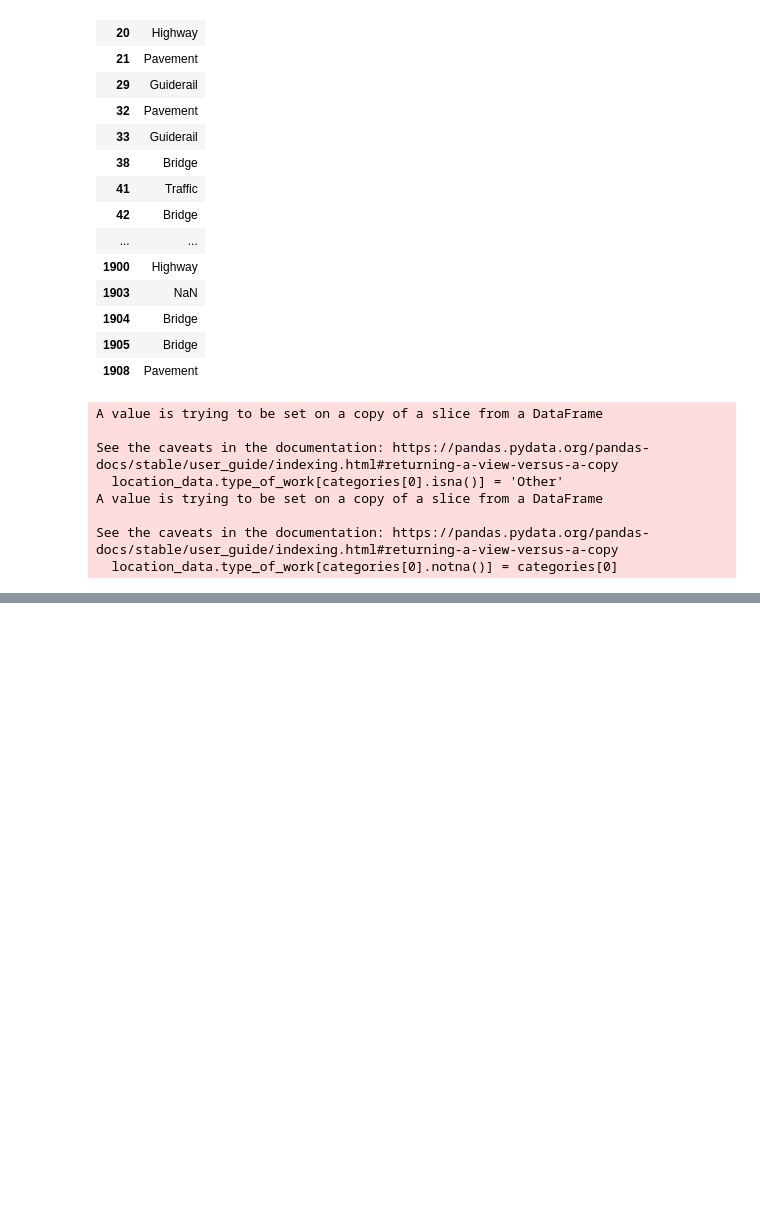
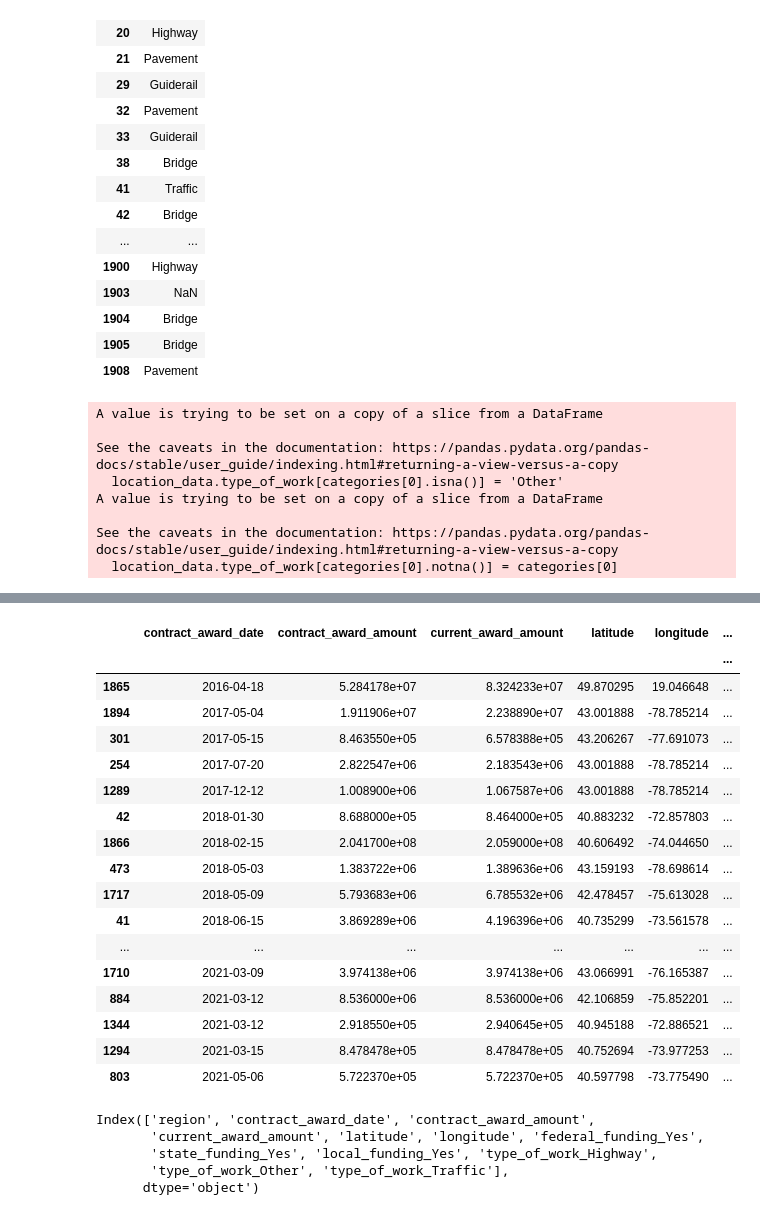
Before and after one commit to AVelaryon/GIS-Exploration, a Jupyter notebook: GISPRoj.ipynb, the cells around one changed output, grey strips where cells are left out. Drawn from its saved outputs; the diff is of its cells as text; code cells hidden in the pictures; blank space fills up the shorter version.

```diff
--- a/GISPRoj.ipynb
+++ b/GISPRoj.ipynb
@@ -484,0 +520,35 @@ Index(['major_pin', 'contract_number', 'region', 'project_title',
+# %%
+dropped_contract_numbers['type_of_work'] = dropped_contract_numbers['type_of_work'].str.replace('Vegetation', 'Other')
+dropped_contract_numbers['type_of_work'] = dropped_contract_numbers['type_of_work'].str.replace('Culvert','Drainage')
+dropped_contract_numbers['type_of_work'] = dropped_contract_numbers['type_of_work'].str.replace('Guiderail','Traffic')
+dropped_contract_numbers['type_of_work'] = dropped_contract_numbers['type_of_work'].str.replace('Pavement','Highway')
+dropped_contract_numbers['type_of_work'] = dropped_contract_numbers['type_of_work'].str.replace('Bridge','Highway')
+# %%
+dropped_contract_numbers = pd.get_dummies(dropped_contract_numbers, columns=['federal_funding', 'state_funding', 'local_funding', 'type_of_work'],dtype='int', drop_first=True)
+# %%
+dropped_contract_numbers.drop(columns=['estimated_or_actual_completed_date', 'major_pin', 'contract_number','status','bid_opening_date','estimated_or_actual_completed_date'], inplace=True)
+# %%
+ideasss = dropped_contract_numbers.drop(columns=['approved_cost_changes','schedule_performance','cost_performance'])
+# %%
+ideasss.region = ideasss.region.astype('category')
+ideasss = pd.get_dummies(ideasss,columns=['region'], dtype='int', drop_first=True)
+ideasss
+# %% [output]
+|  | contract_award_date | contract_award_amount | current_award_amount | latitude | longitude | ... |
+|  |  |  |  |  |  | ... |
+| 1865 | 2016-04-18 | 5.284178e+07 | 8.324233e+07 | 49.870295 | 19.046648 | ... |
+| 1894 | 2017-05-04 | 1.911906e+07 | 2.238890e+07 | 43.001888 | -78.785214 | ... |
+| 301 | 2017-05-15 | 8.463550e+05 | 6.578388e+05 | 43.206267 | -77.691073 | ... |
+| 254 | 2017-07-20 | 2.822547e+06 | 2.183543e+06 | 43.001888 | -78.785214 | ... |
+| 1289 | 2017-12-12 | 1.008900e+06 | 1.067587e+06 | 43.001888 | -78.785214 | ... |
+| 42 | 2018-01-30 | 8.688000e+05 | 8.464000e+05 | 40.883232 | -72.857803 | ... |
+| 1866 | 2018-02-15 | 2.041700e+08 | 2.059000e+08 | 40.606492 | -74.044650 | ... |
+| 473 | 2018-05-03 | 1.383722e+06 | 1.389636e+06 | 43.159193 | -78.698614 | ... |
+| 1717 | 2018-05-09 | 5.793683e+06 | 6.785532e+06 | 42.478457 | -75.613028 | ... |
+| 41 | 2018-06-15 | 3.869289e+06 | 4.196396e+06 | 40.735299 | -73.561578 | ... |
+| ... | ... | ... | ... | ... | ... | ... |
+| 1710 | 2021-03-09 | 3.974138e+06 | 3.974138e+06 | 43.066991 | -76.165387 | ... |
+| 884 | 2021-03-12 | 8.536000e+06 | 8.536000e+06 | 42.106859 | -75.852201 | ... |
+| 1344 | 2021-03-12 | 2.918550e+05 | 2.940645e+05 | 40.945188 | -72.886521 | ... |
+| 1294 | 2021-03-15 | 8.478478e+05 | 8.478478e+05 | 40.752694 | -73.977253 | ... |
+| 803 | 2021-05-06 | 5.722370e+05 | 5.722370e+05 | 40.597798 | -73.775490 | ... |
@@ -484,0 +565,8 @@ Index(['major_pin', 'contract_number', 'region', 'project_title',
+# %%
+ideasss.columns
+# %% [output]
+Index(['region', 'contract_award_date', 'contract_award_amount',
+       'current_award_amount', 'latitude', 'longitude', 'federal_funding_Yes',
+       'state_funding_Yes', 'local_funding_Yes', 'type_of_work_Highway',
+       'type_of_work_Other', 'type_of_work_Traffic'],
+      dtype='object')
```
Also changed, not shown: parts of 31 cells of this notebook.
